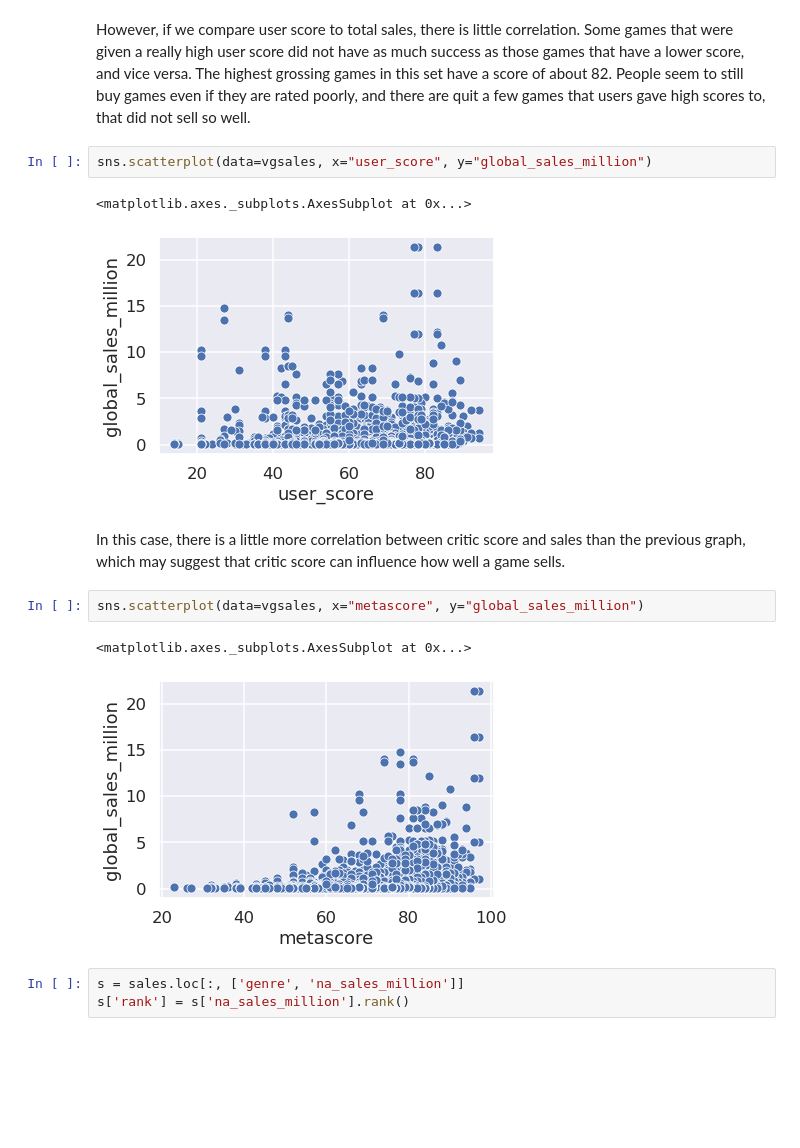
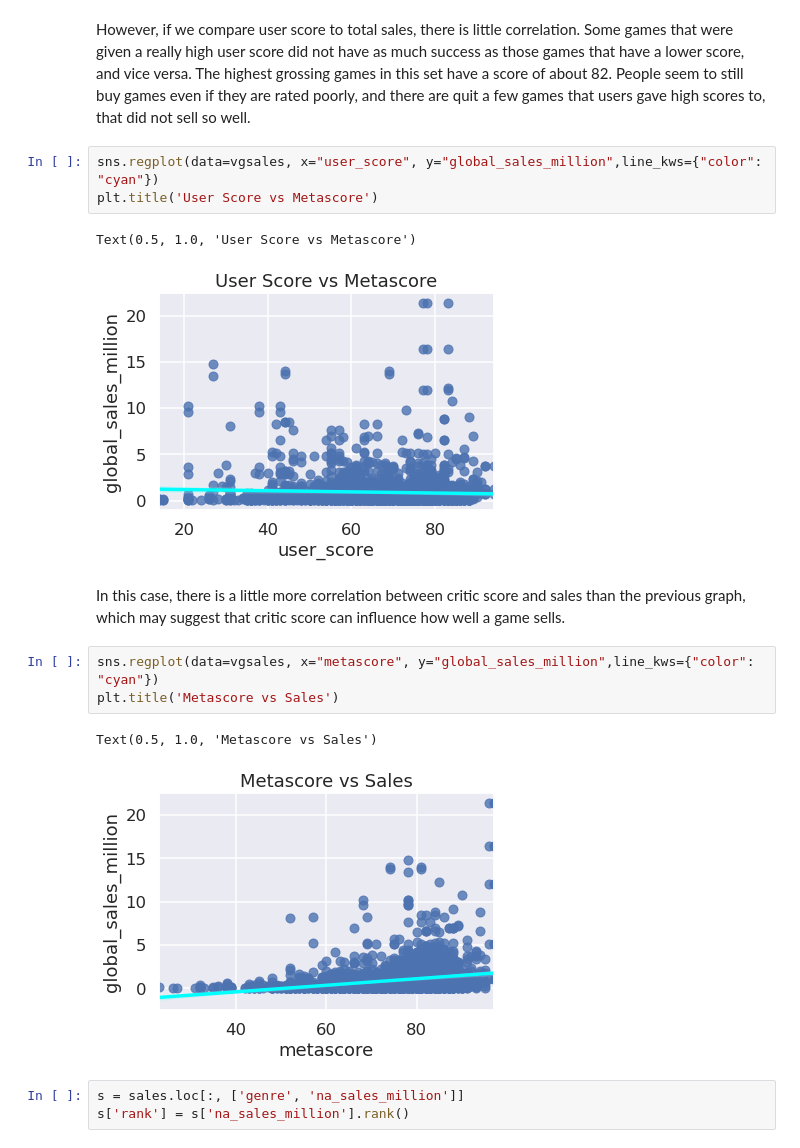
Before and after one commit to kvh8899/mostpopvidgame, a Jupyter notebook: FinalProject_group004_actual.ipynb, the cells around one changed output. Drawn from its saved outputs; the diff is of its cells as text; blank space fills up the shorter version.

```diff
--- a/FinalProject_group004_actual.ipynb
+++ b/FinalProject_group004_actual.ipynb
@@ -309,17 +310,19 @@ sns.scatterplot(data=vgsales, x="user_score", y="metascore")
 # %% [markdown]
 However, if we compare user score to total sales, there is little correlation. Some games that were given a really high user score did not have as much success as those games that have a lower score, and vice versa. The highest grossing games in this set have a score of about 82. People seem to still buy games even if they are rated poorly, and there are quit a few games that users gave high scores to, that did not sell so well.
 # %%
-sns.scatterplot(data=vgsales, x="user_score", y="global_sales_million")
+sns.regplot(data=vgsales, x="user_score", y="global_sales_million",line_kws={"color": "cyan"})
+plt.title('User Score vs Metascore')
 # %% [output]
-<matplotlib.axes._subplots.AxesSubplot at 0x...>
+Text(0.5, 1.0, 'User Score vs Metascore')
-[figure, old version]
+[figure, new version]
 # %% [markdown]
 In this case, there is a little more correlation between critic score and sales than the previous graph, which may suggest that critic score can influence how well a game sells.
 # %%
-sns.scatterplot(data=vgsales, x="metascore", y="global_sales_million")
+sns.regplot(data=vgsales, x="metascore", y="global_sales_million",line_kws={"color": "cyan"})
+plt.title('Metascore vs Sales')
 # %% [output]
-<matplotlib.axes._subplots.AxesSubplot at 0x...>
+Text(0.5, 1.0, 'Metascore vs Sales')
-[figure, old version]
+[figure, new version]
 # %%
 s = sales.loc[:, ['genre', 'na_sales_million']]
 s['rank'] = s['na_sales_million'].rank()
```
Also changed, not shown: parts of 2 cells of this notebook.
